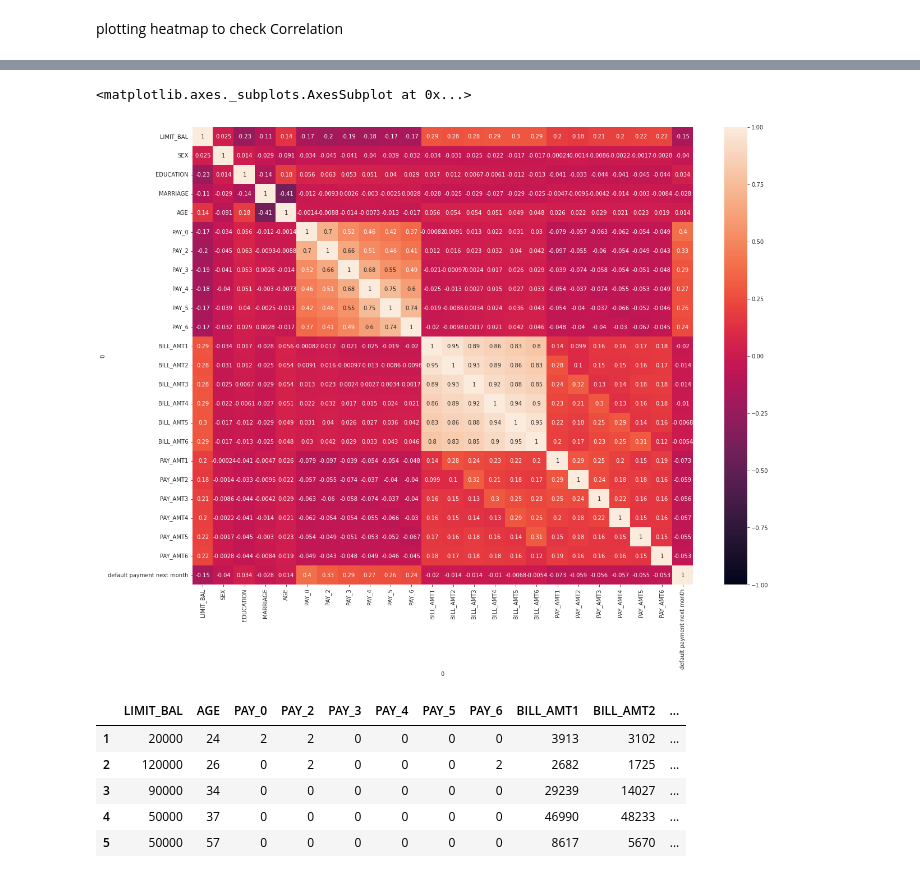
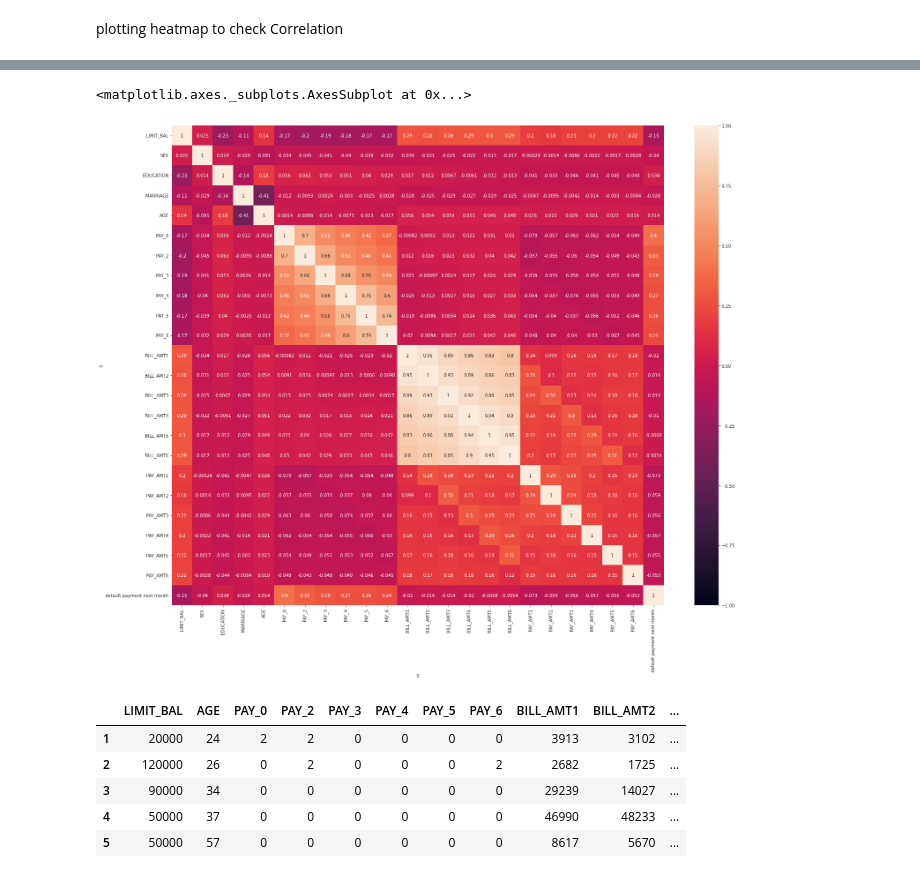
Before and after one commit to jerry14771/Default-of-credit-card-clients, a Jupyter notebook: Default_of_credit_card_clients_Capstone_Project_Notebook_ipynb.ipynb, the cells around one changed output, grey strips where cells are left out. Saved outputs shown, nothing was run; the diff lists cells and outputs as text; code cells hidden in the pictures.

```diff
--- a/Default_of_credit_card_clients_Capstone_Project_Notebook_ipynb.ipynb
+++ b/Default_of_credit_card_clients_Capstone_Project_Notebook_ipynb.ipynb
@@ -300,11 +306,11 @@ df.corr()
 | PAY_AMT6 | 0.219595 | -0.002766 | -0.044061 | -0.008383 | 0.019478 | -0.048733 | -0.043099 | -0.048443 | -0.048828 | -0.046110 | ... |
 | default payment next month | -0.153520 | -0.039961 | 0.033842 | -0.027575 | 0.013890 | 0.396019 | 0.327093 | 0.286999 | 0.269055 | 0.260850 | ... |
 # %%
-plt.figure(figsize=(20,15))
+plt.figure(figsize=(25,20))
 sns.heatmap(df.corr(),annot=True, vmin=-1.0)
 # %% [output]
 <matplotlib.axes._subplots.AxesSubplot at 0x...>
-[figure, old version]
+[figure, new version]
 # %%
 dummies = pd.get_dummies(df['SEX'], prefix='Gender')
 df=pd.concat([df,dummies], axis=1)
```
Also changed, not shown: parts of 34 cells of this notebook.
